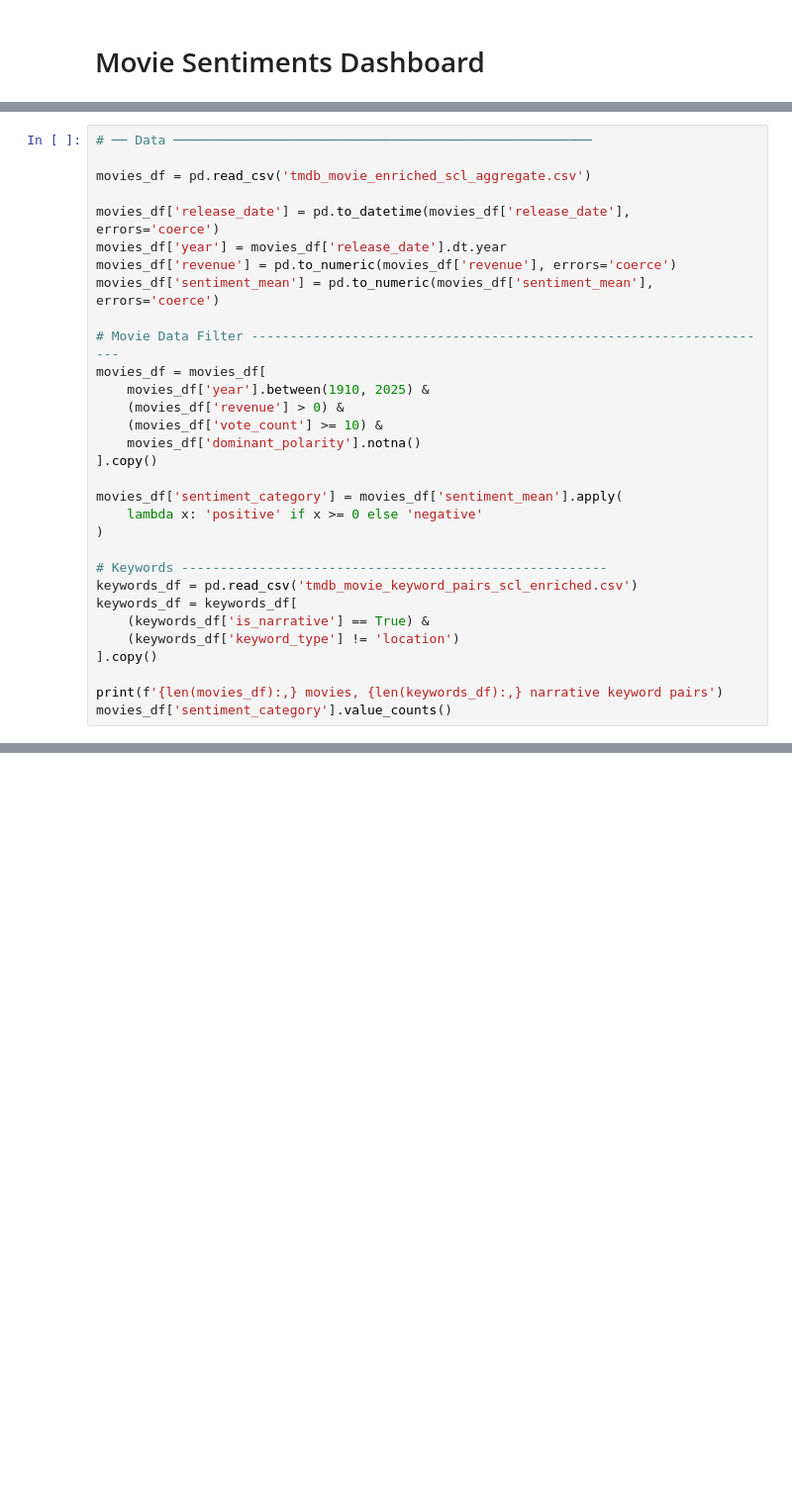
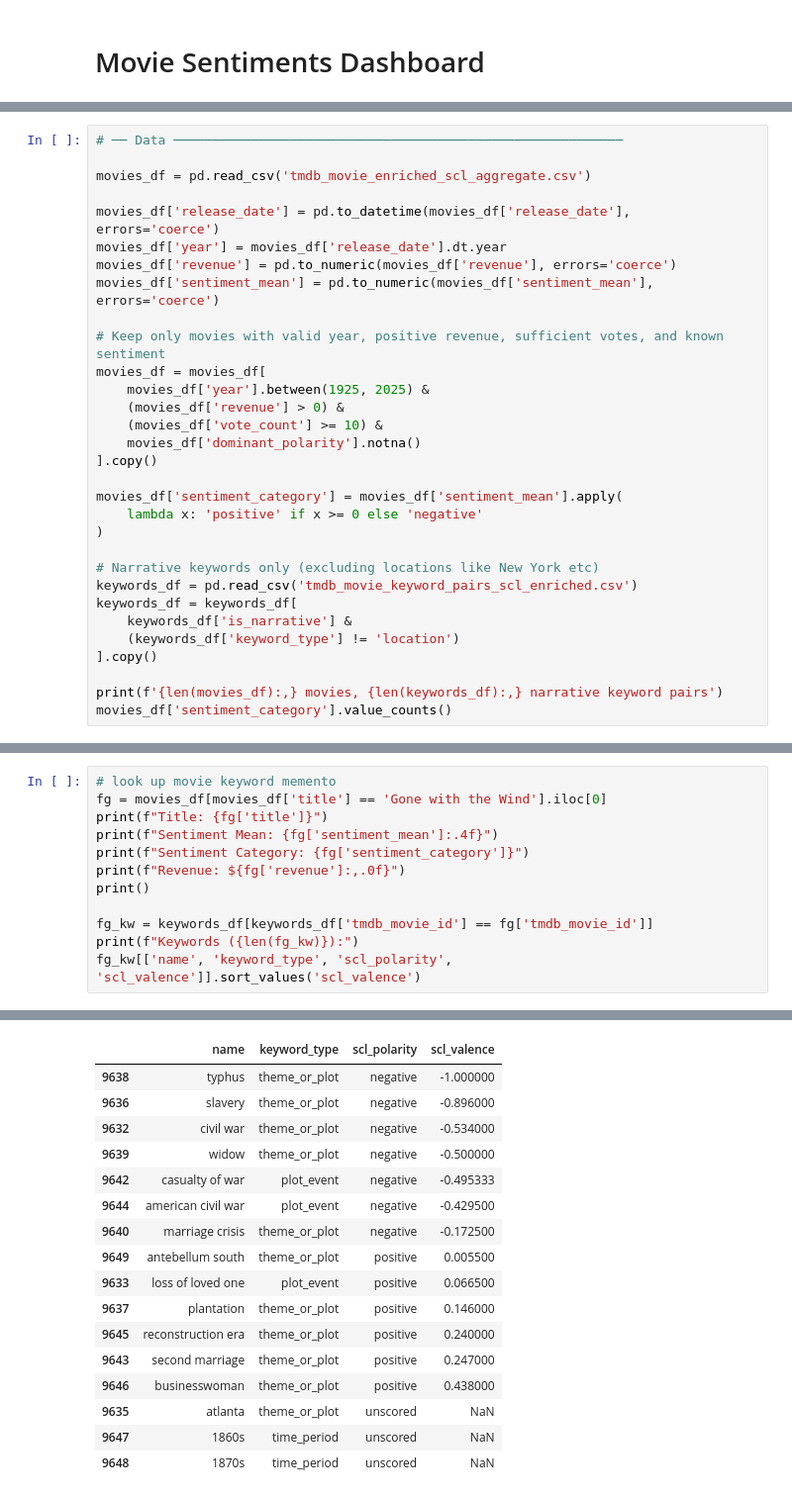
Before and after one commit to syliloquy/MovieSentiments, a Jupyter notebook: movie-dash.ipynb, the cells around one changed output, grey strips where cells are left out. Shown at 99% size. Saved outputs shown, nothing was run; the diff lists cells and outputs as text; blank space fills up the shorter version.

```diff
--- a/movie-dash.ipynb
+++ b/movie-dash.ipynb
@@ -13,7 +16,7 @@ print("Packages installed")
 # %% [output]
 Packages installed
 # %%
-# ── Data ──────────────────────────────────────────────────────
+# ── Data ──────────────────────────────────────────────────────────
 
 movies_df = pd.read_csv('tmdb_movie_enriched_scl_aggregate.csv')
 
@@ -22,9 +25,9 @@ movies_df['year'] = movies_df['release_date'].dt.year
 movies_df['revenue'] = pd.to_numeric(movies_df['revenue'], errors='coerce')
 movies_df['sentiment_mean'] = pd.to_numeric(movies_df['sentiment_mean'], errors='coerce')
 
-# Movie Data Filter --------------------------------------------------------------------
+# Keep only movies with valid year, positive revenue, sufficient votes, and known sentiment
 movies_df = movies_df[
-    movies_df['year'].between(1910, 2025) &
+    movies_df['year'].between(1925, 2025) &
     (movies_df['revenue'] > 0) &
     (movies_df['vote_count'] >= 10) &
     movies_df['dominant_polarity'].notna()
@@ -34,10 +37,10 @@ movies_df['sentiment_category'] = movies_df['sentiment_mean'].apply(
     lambda x: 'positive' if x >= 0 else 'negative'
 )
 
-# Keywords -------------------------------------------------------
+# Narrative keywords only (excluding locations like New York etc)
 keywords_df = pd.read_csv('tmdb_movie_keyword_pairs_scl_enriched.csv')
 keywords_df = keywords_df[
-    (keywords_df['is_narrative'] == True) &
+    keywords_df['is_narrative'] &
     (keywords_df['keyword_type'] != 'location')
 ].copy()
 
@@ -207,0 +263,13 @@ fig.show()
+# %%
+# look up movie keyword memento
+fg = movies_df[movies_df['title'] == 'Gone with the Wind'].iloc[0]
+print(f"Title: {fg['title']}")
+print(f"Sentiment Mean: {fg['sentiment_mean']:.4f}")
+print(f"Sentiment Category: {fg['sentiment_category']}")
+print(f"Revenue: ${fg['revenue']:,.0f}")
+print()
+
+fg_kw = keywords_df[keywords_df['tmdb_movie_id'] == fg['tmdb_movie_id']]
+print(f"Keywords ({len(fg_kw)}):")
+fg_kw[['name', 'keyword_type', 'scl_polarity', 'scl_valence']].sort_values('scl_valence')
+# %% [output]
@@ -207,0 +282,17 @@ fig.show()
+|  | name | keyword_type | scl_polarity | scl_valence |
+| 9638 | typhus | theme_or_plot | negative | -1.000000 |
+| 9636 | slavery | theme_or_plot | negative | -0.896000 |
+| 9632 | civil war | theme_or_plot | negative | -0.534000 |
+| 9639 | widow | theme_or_plot | negative | -0.500000 |
+| 9642 | casualty of war | plot_event | negative | -0.495333 |
+| 9644 | american civil war | plot_event | negative | -0.429500 |
+| 9640 | marriage crisis | theme_or_plot | negative | -0.172500 |
+| 9649 | antebellum south | theme_or_plot | positive | 0.005500 |
+| 9633 | loss of loved one | plot_event | positive | 0.066500 |
+| 9637 | plantation | theme_or_plot | positive | 0.146000 |
+| 9645 | reconstruction era | theme_or_plot | positive | 0.240000 |
+| 9643 | second marriage | theme_or_plot | positive | 0.247000 |
+| 9646 | businesswoman | theme_or_plot | positive | 0.438000 |
+| 9635 | atlanta | theme_or_plot | unscored | NaN |
+| 9647 | 1860s | time_period | unscored | NaN |
+| 9648 | 1870s | time_period | unscored | NaN |
```
Also changed, not shown: parts of 17 cells of this notebook.
